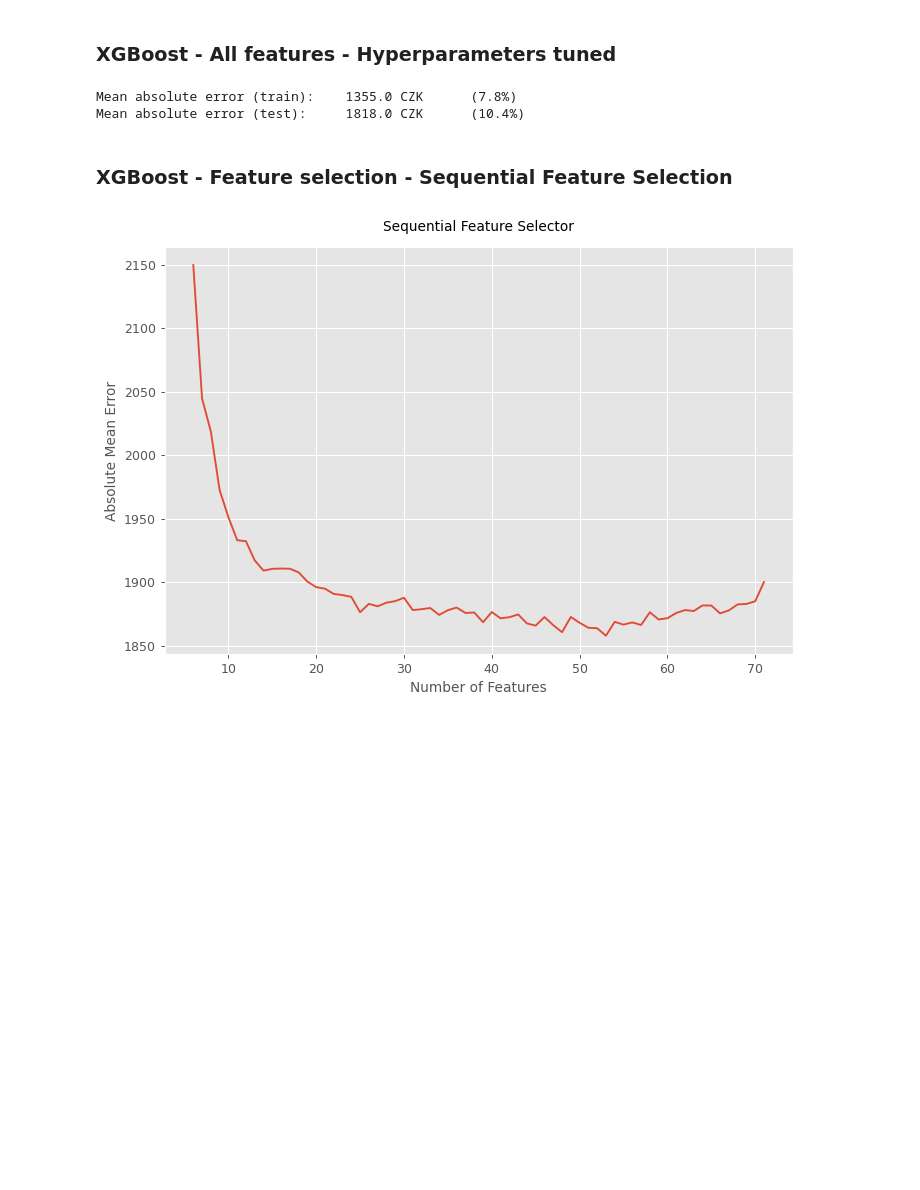
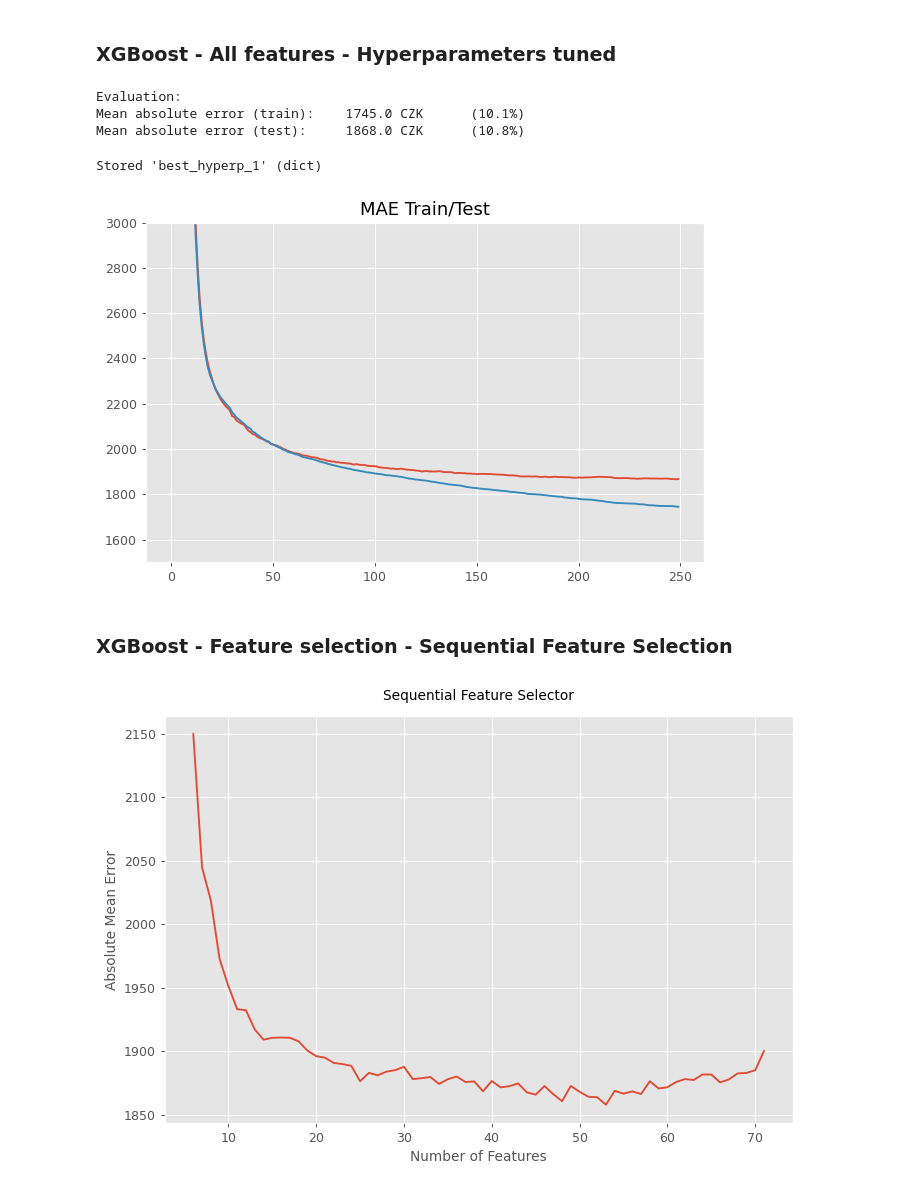
Before and after one commit to tomasz-bialy/Estate-Prague, a Jupyter notebook: Estate_Prague.ipynb, the cells around one changed output. Cells and saved outputs as stored; diff of their text form; code cells hidden in the pictures; blank space fills up the shorter version.

```diff
--- a/Estate_Prague.ipynb
+++ b/Estate_Prague.ipynb
@@ -63,6 +64,7 @@ def droping_data(df):
     df = df.drop('Bank',axis=1)
     df = df.drop('Pharmacy',axis=1)
     df = df.dropna(axis=0,subset=['Floor Space'])
+    df = df[df['Layout']!='Other']
     try:
         df = df.drop('Investment Advisor',axis=1)
     except:
@@ -248,17 +239,49 @@ grid_paramters = { 'n_estimators': [200],
+# %%
+grid_paramters = { 'n_estimators': [250],
+                   'eta': [0.15],
+                   'gamma': [0.5],
+                   'max_depth':[2],
+                   'subsample': [0.8,0.9,0.95],
+                   'colsample_bytree': [0.8,0.9,0.95],
+                   'colsample_bylevel': [0.8,0.9,0.95],
+                   'colsample_bynode' : [0.8,0.9,0.95],
+                   'min_child_weight': [0,2.5,5,7.5,10],
+                   'reg_lambda': [0,2.5,5,9,15,30],
+                   'reg_alpha': [1,10,25,50,100,150,200]
+                }
+# %%
+xgb1 = xgb.XGBRegressor(early_stopping_rounds=10, eval_metric='mae', verbosity=0)
 # %%
-xgb1 = RandomizedSearchCV(estimator = xgb.XGBRegressor(),
-                          param_distributions = grid_paramters,
-                          scoring = 'neg_mean_absolute_error',
-                          n_iter = 500,
-                          cv = 5,
-                          verbose=1,
-                          n_jobs = -1)
-xgb1.fit(X_train,y_train)
-clear_output(wait=True)
-evaluation(xgb1,X_train,X_test,y_train,y_test)
+xgb1_grid = RandomizedSearchCV( estimator = xgb1,
+                                param_distributions = grid_paramters,
+                                scoring = 'neg_mean_absolute_error',
+                                n_iter = 250,
+                                cv = 5,
+                                verbose = 0,
+                                n_jobs = -1)
+xgb1_grid.fit(X_train,y_train,eval_set=[(X_test, y_test),(X_train,y_train)],verbose=False)
+print("Evaluation:")
+evaluation(xgb1_grid,X_train,X_test,y_train,y_test)
 # %% [output]
-Mean absolute error (train):    1355.0 CZK      (7.8%)
-Mean absolute error (test):     1818.0 CZK      (10.4%)
+Evaluation:
+Mean absolute error (train):    1745.0 CZK      (10.1%)
+Mean absolute error (test):     1868.0 CZK      (10.8%)
+# %%
+best_hyperp_1 = xgb1_grid.best_params_
+%store best_hyperp_1
+# %% [output]
+Stored 'best_hyperp_1' (dict)
+# %%
+results = xgb1_grid.best_estimator_.evals_result()
+epochs = len(results['validation_0']['mae'])
+x_axis = range(0, epochs)
+
+plt.figure(figsize=(8,5),dpi=90)
+sns.lineplot(x=x_axis,y=results['validation_0']['mae']).set(title='MAE Train/Test')
+sns.lineplot(x=x_axis,y=results['validation_1']['mae'])
+plt.ylim(1500,3000);
+# %% [output]
+[figure, added]
 # %% [markdown]
 ### XGBoost - Feature selection - Sequential Feature Selection
 # %%
```
Also changed, not shown: parts of 26 cells of this notebook, 1 other file.
